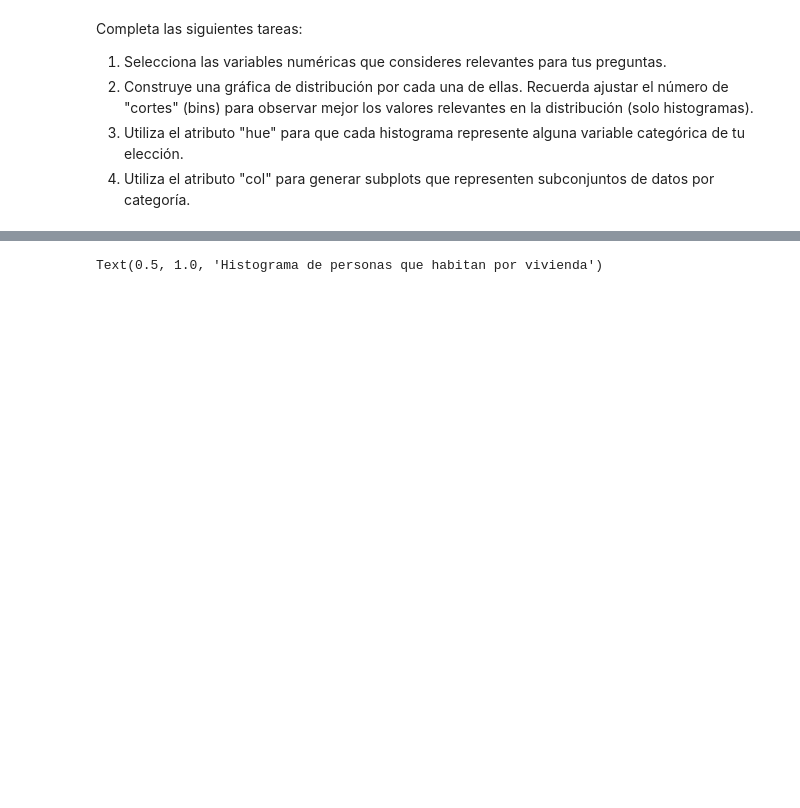
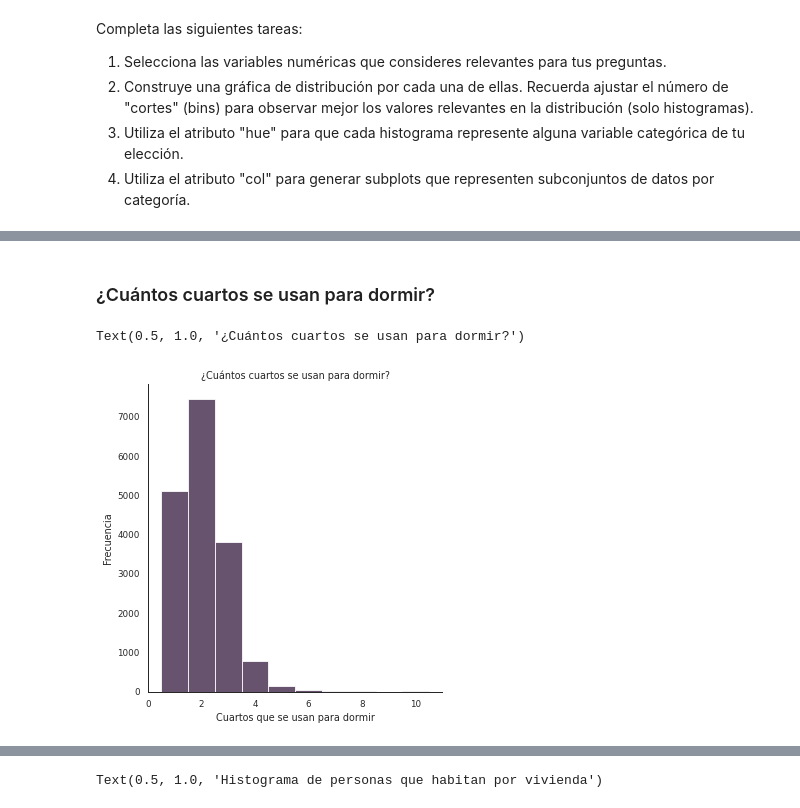
Before and after one commit to salazar-io/Challenge-Data-Visualization_DevF, a Jupyter notebook: Copy_of_Copia_de_Challenge_2.ipynb, the cells around one changed output, grey strips where cells are left out. Saved outputs shown, nothing was run; the diff lists cells and outputs as text; code cells hidden in the pictures; blank space fills up the shorter version.

```diff
--- a/Copy_of_Copia_de_Challenge_2.ipynb
+++ b/Copy_of_Copia_de_Challenge_2.ipynb
@@ -183,0 +193,11 @@ ax = sns.histplot(inegi_df2, x = "P1_1", discrete=(True, False))
+# %% [markdown]
+### ¿Cuántos cuartos se usan para dormir?
+# %%
+columna_data_cuartos = inegi_df2["P3_1"].loc[inegi_df2["P3_1"] < 99] # 99: son los que no dieron una respuesta definida
+sns.displot(columna_data_cuartos, discrete=True)
+plt.xlabel("Cuartos que se usan para dormir")
+plt.ylabel("Frecuencia")
+plt.title("¿Cuántos cuartos se usan para dormir?")
+# %% [output]
+Text(0.5, 1.0, '¿Cuántos cuartos se usan para dormir?')
+[figure, added]
```
Also changed, not shown: parts of 23 cells of this notebook.
